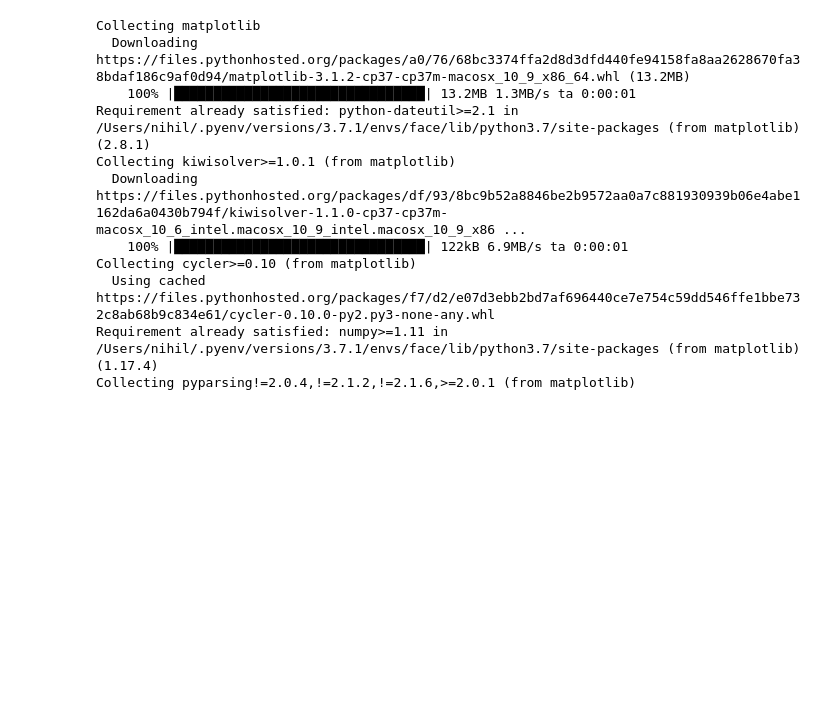
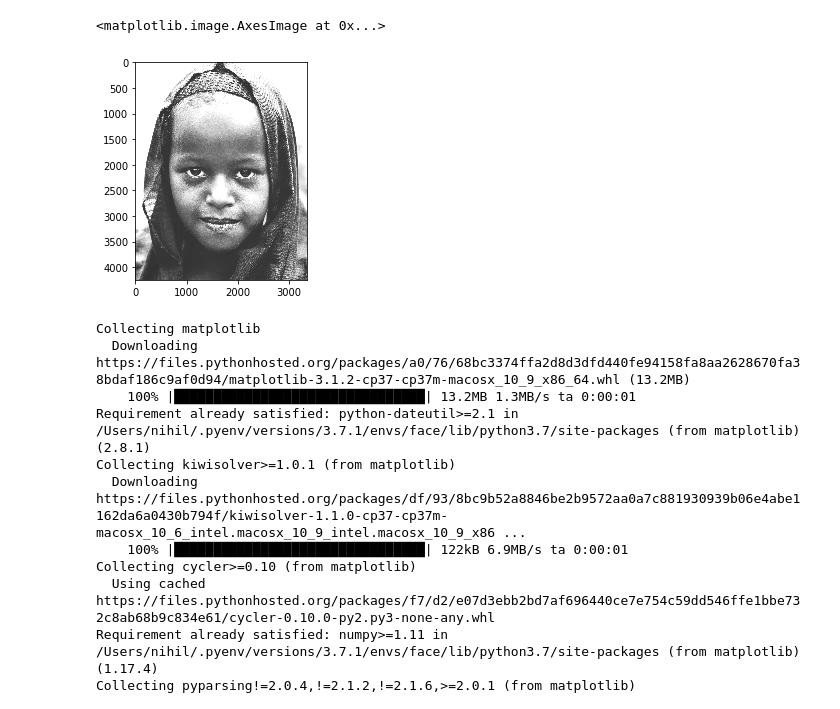
Before and after one commit to sloev/face_experiments, a Jupyter notebook: Untitled.ipynb, the cells around one changed output. Saved outputs shown, nothing was run; the diff lists cells and outputs as text; code cells hidden in the pictures; blank space fills up the shorter version.

```diff
--- a/Untitled.ipynb
+++ b/Untitled.ipynb
@@ -8,3 +8,6 @@ from PIL import Image
 import dlib
 detector = dlib.get_frontal_face_detector()
 predictor = dlib.shape_predictor('landmarks.dat')
+# %%
+save_image = cv2.imread("orig.jpg")
+plt.imshow(save_image)
@@ -11,3 +17,10 @@ predictor = dlib.shape_predictor('landmarks.dat')
+# %%
+increase = 50
+save_image = np.where((255 - save_image) < increase, 255, save_image + increase)
+plt.imshow(save_image)
+# %% [output]
+<matplotlib.image.AxesImage at 0x...>
+[figure, added]
 # %%
 ! pip install matplotlib
 # %% [output]
```
Also changed, not shown: parts of 2 cells of this notebook, 1 other file.
